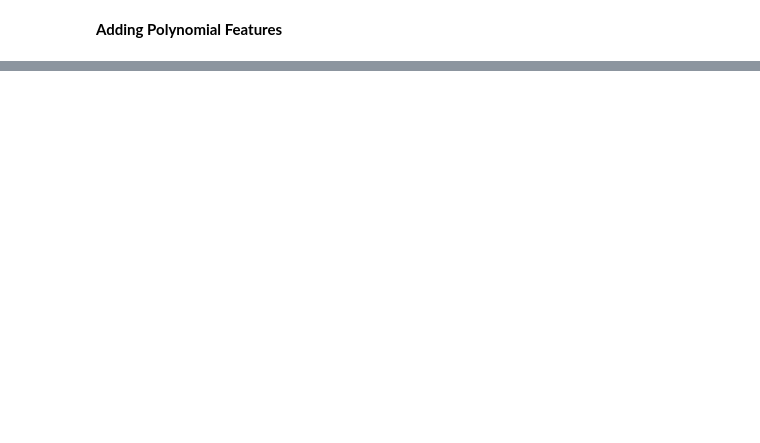
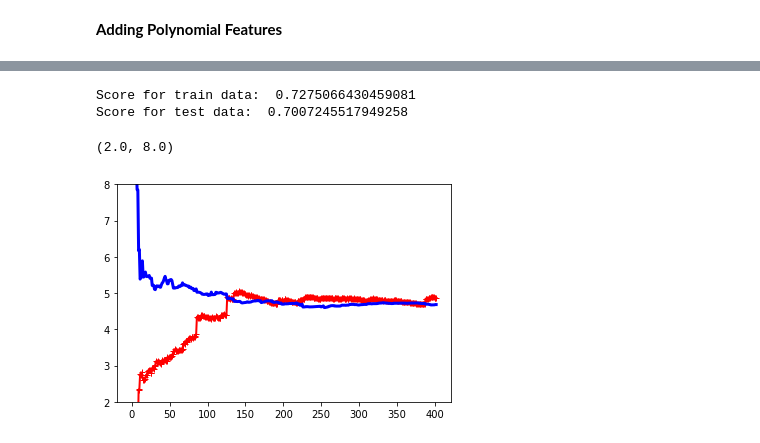
Before and after one commit to deboraxhx/JornadaDataScience, a Jupyter notebook: Estudos modelos de regressão/boston_houses_Regression_Models.ipynb, the cells around one changed output, grey strips where cells are left out. Cells and saved outputs as stored; diff of their text form; code cells hidden in the pictures; blank space fills up the shorter version.

Commit message:
Teste com outros modelos

```diff
--- a/Estudos modelos de regressão/boston_houses_Regression_Models.ipynb
+++ b/Estudos modelos de regressão/boston_houses_Regression_Models.ipynb
@@ -180,0 +183,27 @@ plt.ylim(0,50)
+# %%
+from sklearn.linear_model import ElasticNet
+
+elastic_net = ElasticNet(alpha=0.05, l1_ratio=0.1)
+elastic_net.fit(X_train_scaled, y_train)
+score_test = elastic_net.score(X_test_scaled, y_test)
+score_train = elastic_net.score(X_train_scaled, y_train)
+
+print('Score for train data: ', score_train)
+print('Score for test data: ', score_test)
+# %% [output]
+Score for train data:  0.7275066430459081
+Score for test data:  0.7007245517949258
+# %%
+train_errors, test_errors = [], []
+for m in range(1, len(X_train_scaled)):
+  elastic_net.fit(X_train_scaled[:m], y_train[:m])
+  y_train_predict = elastic_net.predict(X_train_scaled[:m])
+  y_test_predict = elastic_net.predict(X_test_scaled)
+  train_errors.append(mean_squared_error(y_train[:m], y_train_predict))
+  test_errors.append(mean_squared_error(y_test, y_test_predict))
+plt.plot(np.sqrt(train_errors), "r-+", linewidth=2, label='train')
+plt.plot(np.sqrt(test_errors), "b-", linewidth=3, label='test')
+plt.ylim(2,8)
+# %% [output]
+(2.0, 8.0)
+[figure, added]
```
Also changed, not shown: parts of 48 cells of this notebook.
